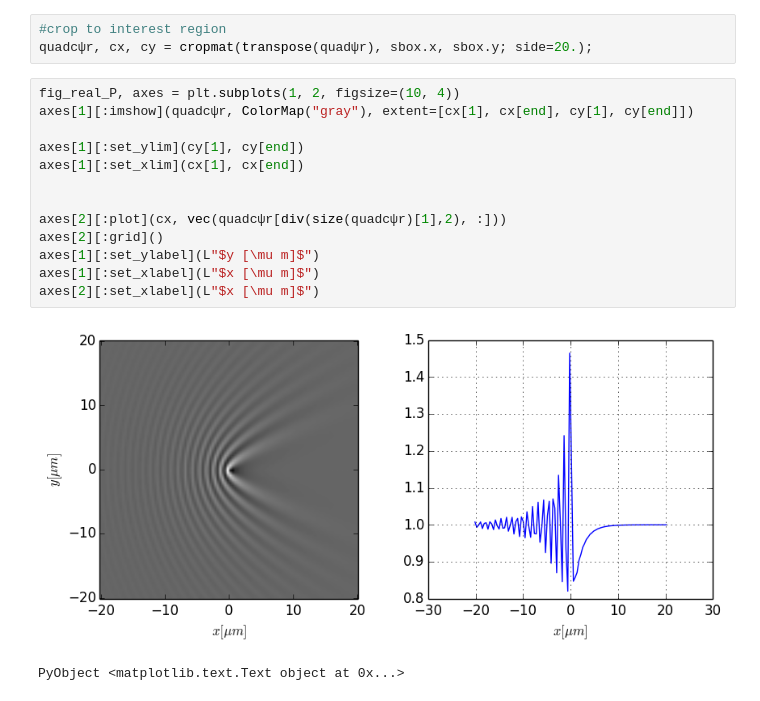
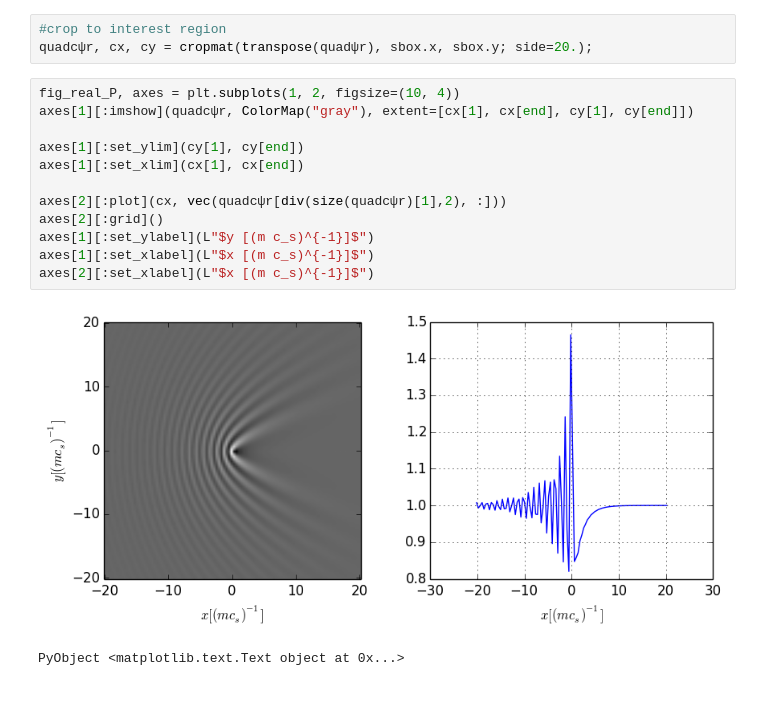
Before and after one commit to berceanu/notebooks, a Jupyter notebook: julia/1pump-quad.ipynb, the cells around one changed output. Saved outputs shown, nothing was run; the diff lists cells and outputs as text.

```diff
--- a/julia/1pump-quad.ipynb
+++ b/julia/1pump-quad.ipynb
@@ -79,16 +79,15 @@ quadcψr, cx, cy = cropmat(transpose(quadψr), sbox.x, sbox.y; side=20.);
 # %%
 fig_real_P, axes = plt.subplots(1, 2, figsize=(10, 4))
 axes[1][:imshow](quadcψr, ColorMap("gray"), extent=[cx[1], cx[end], cy[1], cy[end]])
 
 axes[1][:set_ylim](cy[1], cy[end])
 axes[1][:set_xlim](cx[1], cx[end])
 
-
 axes[2][:plot](cx, vec(quadcψr[div(size(quadcψr)[1],2), :]))
 axes[2][:grid]()
-axes[1][:set_ylabel](L"$y [\mu m]$")
-axes[1][:set_xlabel](L"$x [\mu m]$")
-axes[2][:set_xlabel](L"$x [\mu m]$")
+axes[1][:set_ylabel](L"$y [(m c_s)^{-1}]$")
+axes[1][:set_xlabel](L"$x [(m c_s)^{-1}]$")
+axes[2][:set_xlabel](L"$x [(m c_s)^{-1}]$")
 # %% [output]
-[figure, old version]
+[figure, new version]
 PyObject <matplotlib.text.Text object at 0x...>
```
Also changed, not shown: parts of 2 cells of this notebook.
